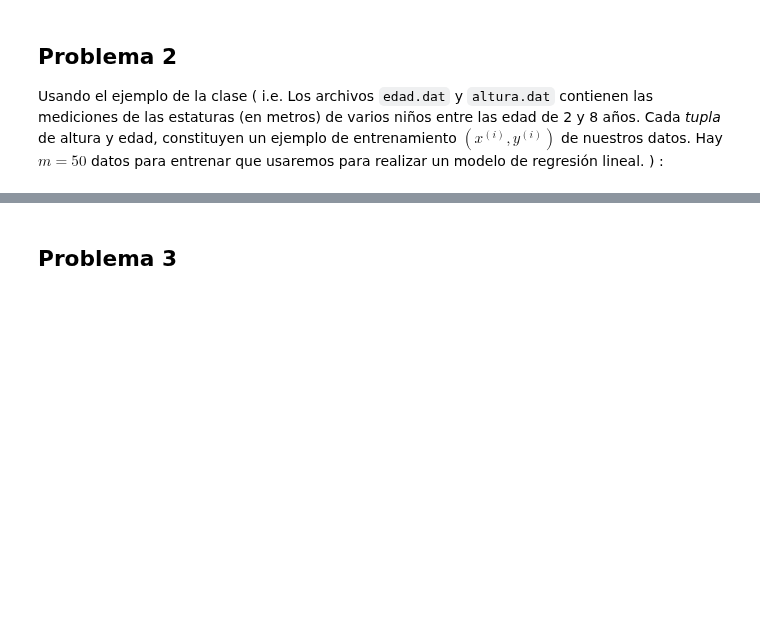
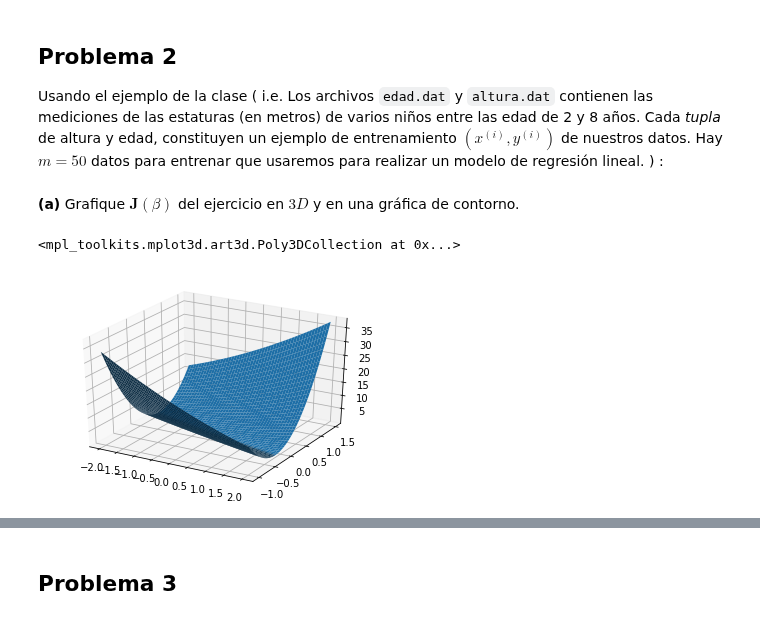
Before and after one commit to jesusigarmor/Matematicas-computacionales-fall2020, a Jupyter notebook: alumnos/RicardoMendezB/CurveFitting_tarea.ipynb, the cells around one changed output, grey strips where cells are left out. Drawn from its saved outputs; the diff is of its cells as text; code cells hidden in the pictures; blank space fills up the shorter version.

```diff
--- a/alumnos/RicardoMendezB/CurveFitting_tarea.ipynb
+++ b/alumnos/RicardoMendezB/CurveFitting_tarea.ipynb
@@ -91,0 +92,14 @@ B0= Symbol('B0')
+# %%
+m=Symbol('m')
+i=Symbol('i')
+X=IndexedBase('x')
+Y=IndexedBase('y')
+B0=Symbol('beta_0')
+B1=Symbol('beta_1')
+J=Function('J')(B0,B1)
+# %%
+#Se programa la función a derivar
+J=(1/(2*m))*Sum((Y[i]-B0-(B1*X[i]))**2,(i,1,m))
+#Se deriva respecto a las Betas y se simplifica
+dB0=simplify(diff(J,B0))
+dB1=simplify(diff(J,B1))
@@ -93,3 +127,30 @@ B0= Symbol('B0')
 ## Problema 2
 
 Usando el ejemplo de la clase ( i.e. Los archivos `edad.dat` y `altura.dat` contienen las mediciones de las estaturas (en metros) de varios niños entre las edad de 2 y 8 años. Cada _tupla_ de altura y edad, constituyen un ejemplo de entrenamiento $(x^{(i)}, y^{(i)})$ de nuestros datos. Hay $m = 50$ datos para entrenar que usaremos para realizar un modelo de regresión lineal. ) :
+# %% [markdown]
+**(a)** Grafique $\textbf{J}(\beta)$ del ejercicio en $3D$ y en una gráfica de contorno.
+# %%
+#Se importan los datos
+Edad=np.loadtxt('edad.dat')
+Altura=np.loadtxt('altura.dat')
+
+#Se calcula la funcion J
+def J(Beta0,Beta1,Edad,Altura):
+    costo=0
+    for m in range(0,len(Altura)):
+        costo=costo+((Altura[m]-Beta0-Beta1*Edad[m])**2/(2*len(Altura)))
+    return costo
+
+#Definimos las betas y sacamos el costo con la función anterios
+beta0=np.arange(-2,2,.001)
+beta1=np.arange(-1,1.5,.001)
+Beta0,Beta1=np.meshgrid(beta0,beta1)
+Costo=J(Beta0,Beta1,Edad,Altura)
+# %%
+#Hacemos la gráfica en 3D
+graf=plt.figure()
+M=graf.add_subplot(1,1,1, projection='3d')
+M.plot_surface(Beta0,Beta1,Costo)
+# %% [output]
+<mpl_toolkits.mplot3d.art3d.Poly3DCollection at 0x...>
+[figure, added]
```
Also changed, not shown: parts of 25 cells of this notebook, 3 other files.
